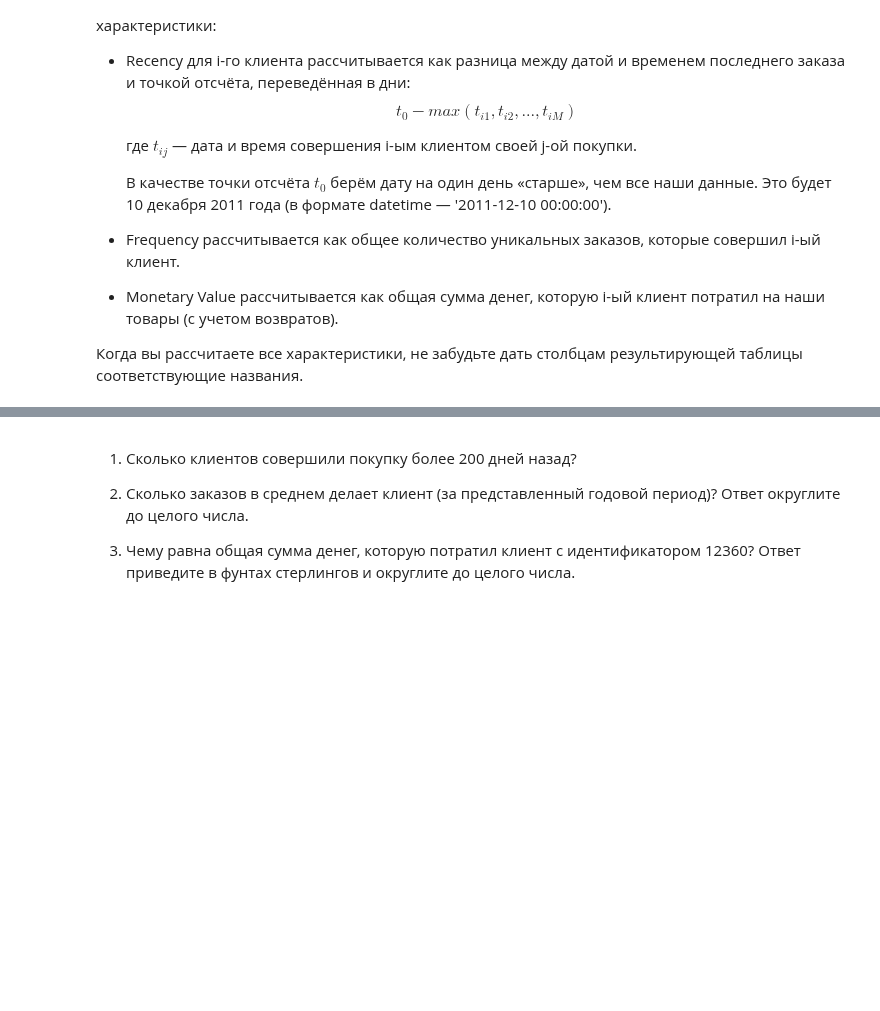
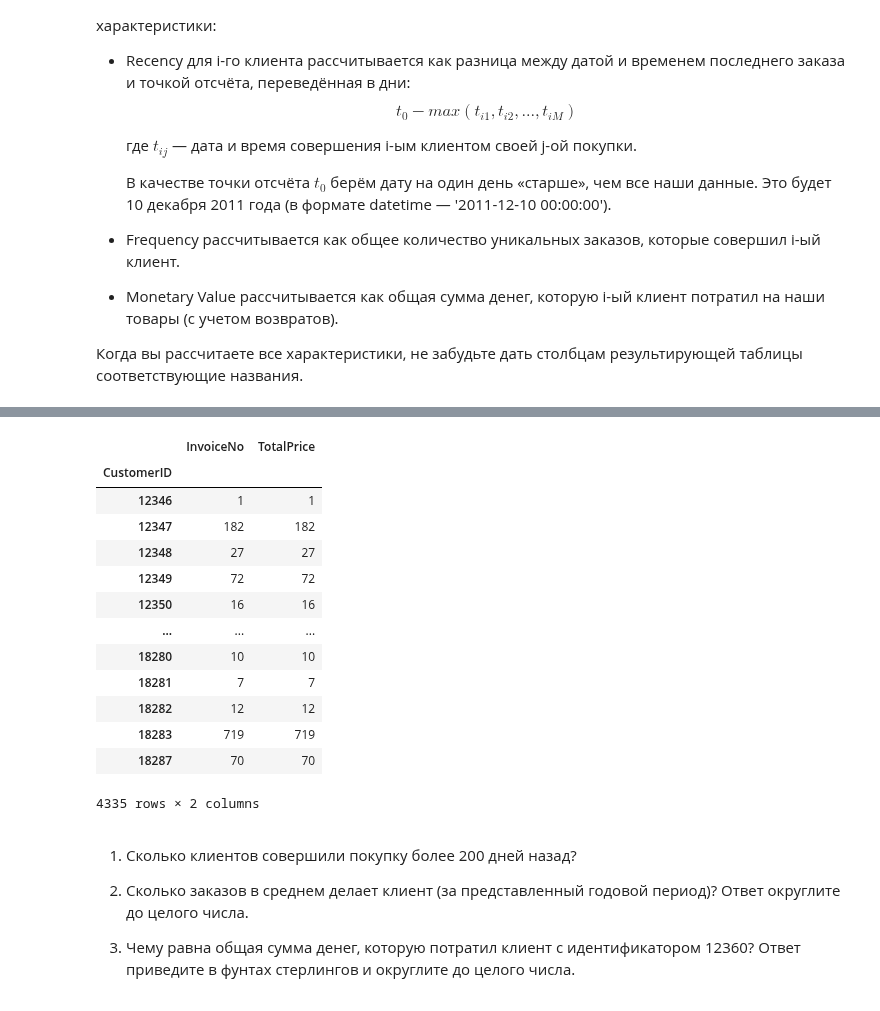
Before and after one commit to PlatArs/PROJECT-6, a Jupyter notebook: Project_6.ipynb, the cells around one changed output, grey strips where cells are left out. Cells and saved outputs as stored; diff of their text form; code cells hidden in the pictures; blank space fills up the shorter version.

```diff
--- a/Project_6.ipynb
+++ b/Project_6.ipynb
@@ -558,3 +574,24 @@ Cгруппируем данные по идентификаторам клие
+# %%
+# RFM = pd.DataFrame(['Customer', 'Recency', 'Frequency', 'Monetary_Value'])
+# RFM['CustomerID'] = data['CustomerID']
+
+RFM = data.groupby('CustomerID')[['InvoiceNo', 'TotalPrice']].count()
+RFM['Recency'] = data
+# %% [output]
+|  | InvoiceNo | TotalPrice |
+| CustomerID |  |  |
+| 12346 | 1 | 1 |
+| 12347 | 182 | 182 |
+| 12348 | 27 | 27 |
+| 12349 | 72 | 72 |
+| 12350 | 16 | 16 |
+| ... | ... | ... |
+| 18280 | 10 | 10 |
+| 18281 | 7 | 7 |
+| 18282 | 12 | 12 |
+| 18283 | 719 | 719 |
+| 18287 | 70 | 70 |
+4335 rows × 2 columns
 # %% [markdown]
 1) Сколько клиентов совершили покупку более 200 дней назад?
 
```
Also changed, not shown: parts of 1 cell of this notebook.
